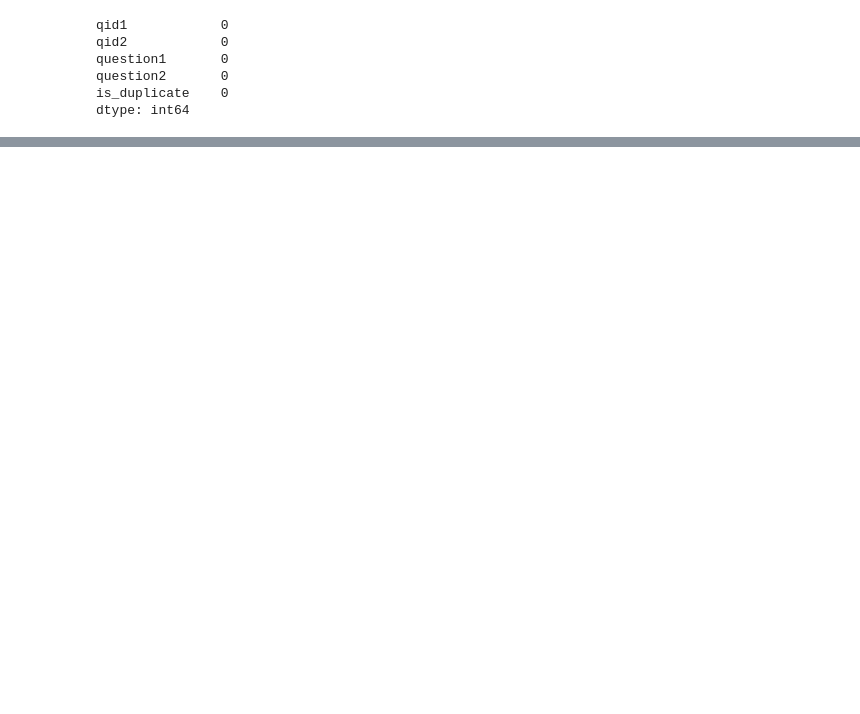
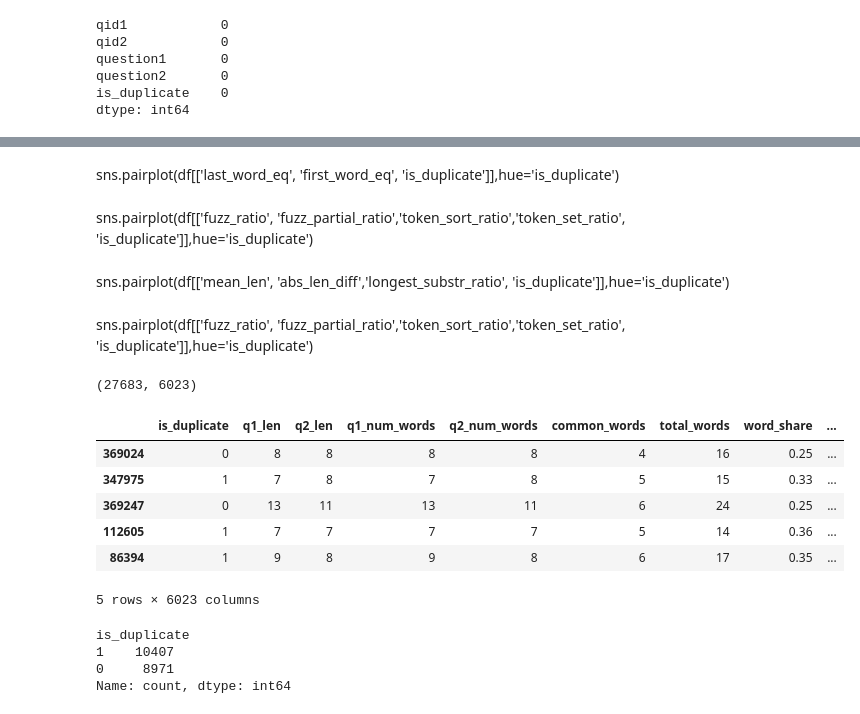
Before and after one commit to shekhar-banerjee96/Quora_Question_Pairs, a Jupyter notebook: skb-quora-question-pairs.ipynb, the cells around one changed output, grey strips where cells are left out. Drawn from its saved outputs; the diff is of its cells as text; code cells hidden in the pictures; blank space fills up the shorter version.

```diff
--- a/skb-quora-question-pairs.ipynb
+++ b/skb-quora-question-pairs.ipynb
@@ -530,7 +590,31 @@ final_df.head()
+# %% [markdown]
+sns.pairplot(df[['last_word_eq', 'first_word_eq', 'is_duplicate']],hue='is_duplicate')
+# %% [markdown]
+sns.pairplot(df[['fuzz_ratio', 'fuzz_partial_ratio','token_sort_ratio','token_set_ratio', 'is_duplicate']],hue='is_duplicate')
+# %% [markdown]
+sns.pairplot(df[['mean_len', 'abs_len_diff','longest_substr_ratio', 'is_duplicate']],hue='is_duplicate')
+# %% [markdown]
+sns.pairplot(df[['fuzz_ratio', 'fuzz_partial_ratio','token_sort_ratio','token_set_ratio', 'is_duplicate']],hue='is_duplicate')
 # %%
-from sklearn.feature_extraction.text import CountVectorizer
+from sklearn.feature_extraction.text import TfidfVectorizer
+
 # merge texts
-questions = list(ques_df['question1']) + list(ques_df['question2'])
+questions = list(df['question1']) + list(df['question2'])
 
-cv = CountVectorizer(max_features=3000,)
+cv = TfidfVectorizer(max_features=3000)
 q1_arr, q2_arr = np.vsplit(cv.fit_transform(questions).toarray(),2)
+# %%
+df = df.drop(['question1', 'question2'],axis=1)
+
+final_df = pd.concat([df, pd.DataFrame(q1_arr, index=df.index), pd.DataFrame(q2_arr, index= df.index)], axis=1)
+print(final_df.shape)
+final_df.head()
+# %% [output]
+(27683, 6023)
+|  | is_duplicate | q1_len | q2_len | q1_num_words | q2_num_words | common_words | total_words | word_share | ... |
+| 369024 | 0 | 8 | 8 | 8 | 8 | 4 | 16 | 0.25 | ... |
+| 347975 | 1 | 7 | 8 | 7 | 8 | 5 | 15 | 0.33 | ... |
+| 369247 | 0 | 13 | 11 | 13 | 11 | 6 | 24 | 0.25 | ... |
+| 112605 | 1 | 7 | 7 | 7 | 7 | 5 | 14 | 0.36 | ... |
+| 86394 | 1 | 9 | 8 | 9 | 8 | 6 | 17 | 0.35 | ... |
+5 rows × 6023 columns
@@ -539,0 +633,7 @@ X_train,X_test,y_train,y_test = train_test_split(final_df.iloc[:,1:].values,fina
+# %%
+y_train.value_counts()
+# %% [output]
+is_duplicate
+1    10407
+0     8971
+Name: count, dtype: int64
```
Also changed, not shown: parts of 50 cells of this notebook.
